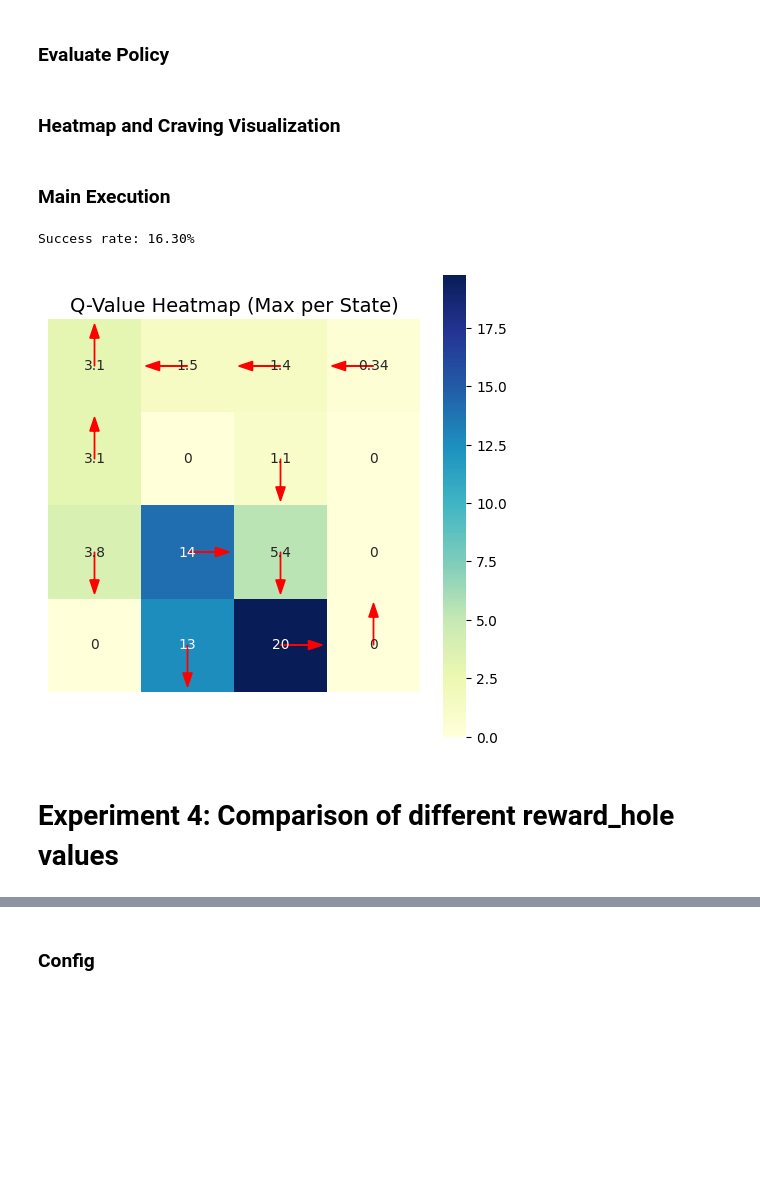
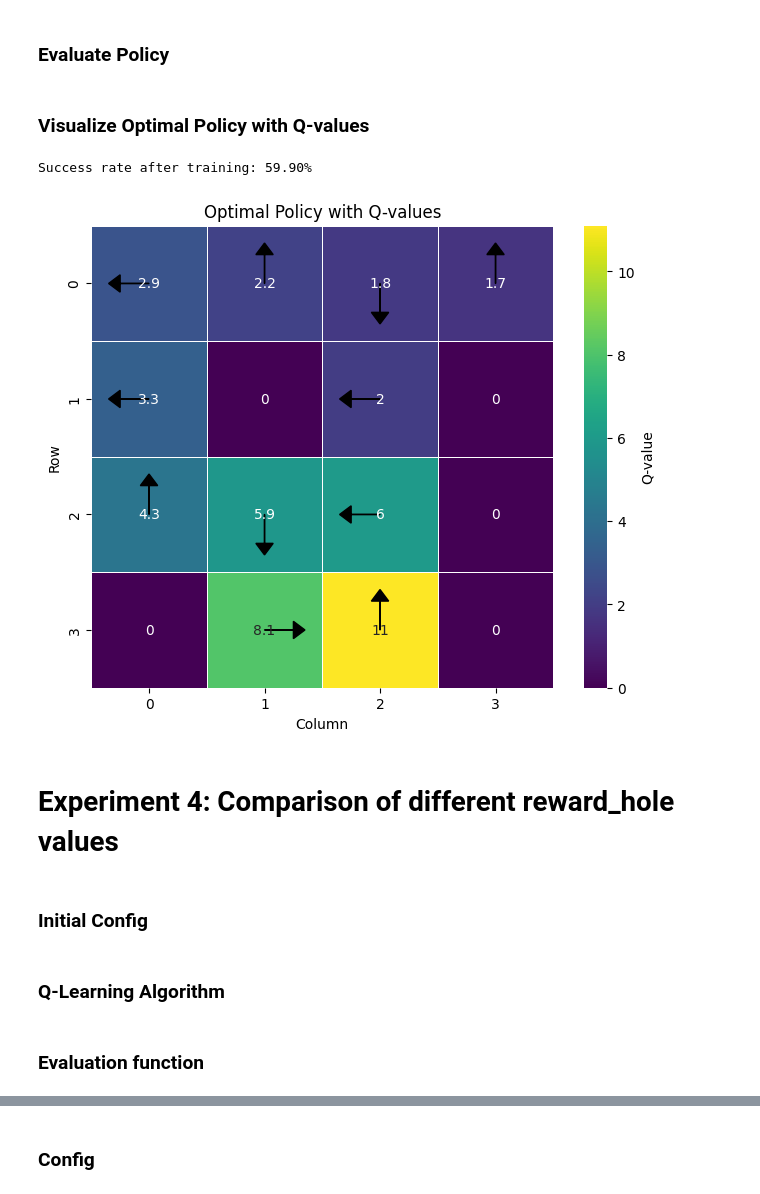
Before and after one commit to LuukMaessen-code/S6, a Jupyter notebook: RL Part 1.ipynb, the cells around one changed output, grey strips where cells are left out. Saved outputs shown, nothing was run; the diff lists cells and outputs as text; code cells hidden in the pictures; blank space fills up the shorter version.

```diff
--- a/RL Part 1.ipynb
+++ b/RL Part 1.ipynb
@@ -599,3 +503 @@ def evaluate(q_table, config, seed):
     return successes / config.eval_episodes
-# %% [markdown]
-### Heatmap and Craving Visualization
@@ -637,20 +504,52 @@ def plot_q_table(q_table):
-# %% [markdown]
-### Main Execution
-# %%
-config = Config(slippery=True)
-env = gym.make("FrozenLake-v1",
-               desc=["SFFF",
-                     "FHFH",
-                     "FFFH",
-                     "HFFG"],
-               is_slippery=config.slippery)
-
-q_table, rewards = train_q_learning(config, env, seed=42)
-success_rate = evaluate(q_table, config, seed=42)
-print(f"Success rate: {success_rate:.2%}")
-plot_q_table(q_table)
-# %% [output]
-Success rate: 16.30%
-[figure, removed]
+# %% [markdown]
+### Visualize Optimal Policy with Q-values
+# %%
+def plot_q_values_with_policy(q_table, env, figsize=(8, 6)):
+    grid_size = int(np.sqrt(env.observation_space.n))
+    max_q_values = np.max(q_table, axis=1).reshape((grid_size, grid_size))
+
+    plt.figure(figsize=figsize)
+    sns.heatmap(max_q_values, annot=True, cmap='viridis', cbar_kws={'label': 'Q-value'}, linewidths=0.5, square=True)
+
+    holes = [5, 7, 11, 12]
+    goal = 15
+
+    for row in range(grid_size):
+        for col in range(grid_size):
+            state = row * grid_size + col
+
+            if state in holes or state == goal:
+                continue  # Skip holes and goal
+
+            action = np.argmax(q_table[state])
+            dx, dy = 0, 0
+            if action == 0:   # Left
+                dx = -0.25
+            elif action == 1: # Down
+                dy = 0.25
+            elif action == 2: # Right
+                dx = 0.25
+            elif action == 3: # Up
+                dy = -0.25
+
+            plt.arrow(col + 0.5, row + 0.5, dx, dy,
+                      head_width=0.15, head_length=0.1, fc='k', ec='k')
+
+    plt.title("Optimal Policy with Q-values")
+    plt.xlabel("Column")
+    plt.ylabel("Row")
+    plt.show()
+
+# Run training and plot
+config = Config()
+env = create_env(config.slippery, seed=42)
+q_table, stats = train_boltzmann(config, env)
+print(f"Success rate after training: {evaluate(q_table, config) * 100:.2f}%")
+plot_q_values_with_policy(q_table, env)
+# %% [output]
+Success rate after training: 59.90%
+[figure, added]
 # %% [markdown]
 # Experiment 4: Comparison of different reward_hole values
+# %% [markdown]
+### Initial Config
@@ -656,0 +580,2 @@ Success rate: 16.30%
+# %% [markdown]
+### Q-Learning Algorithm
@@ -656,0 +636,2 @@ Success rate: 16.30%
+# %% [markdown]
+### Evaluation function
```
Also changed, not shown: parts of 71 cells of this notebook.
